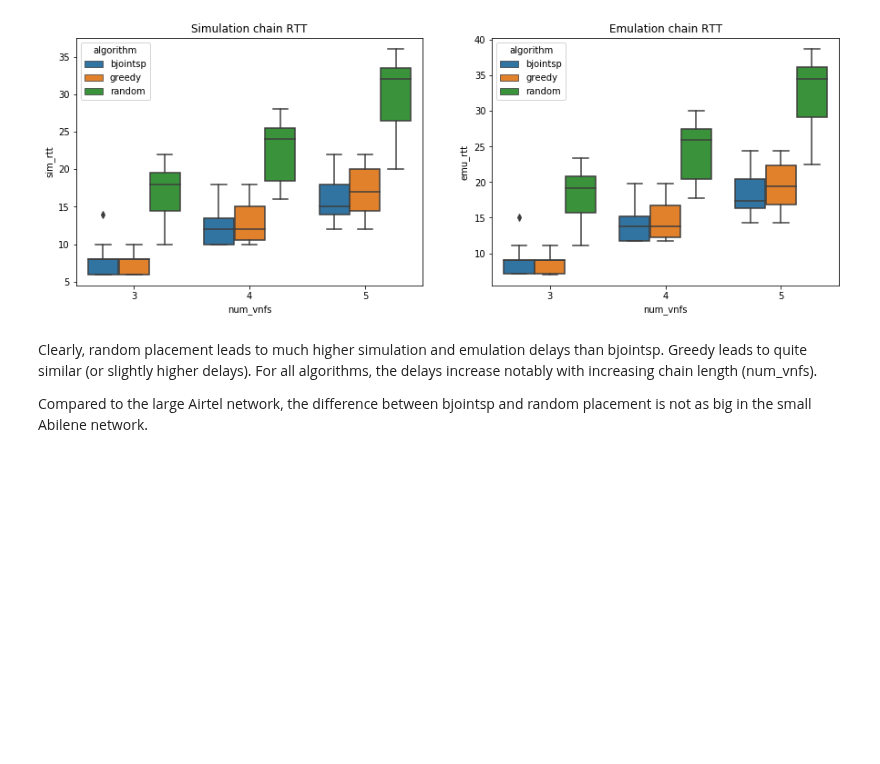
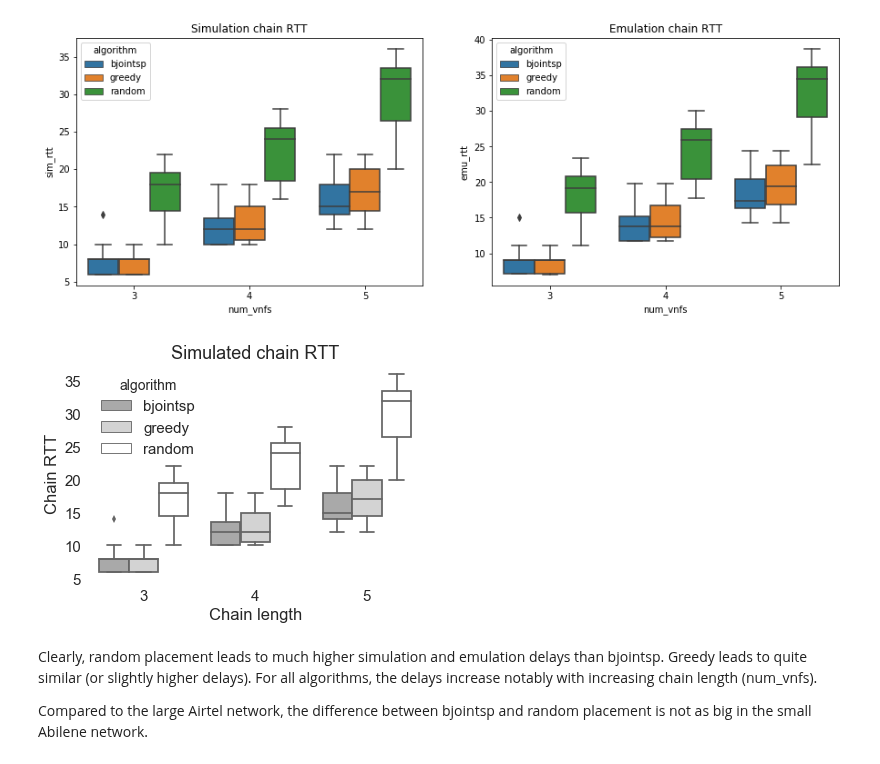
Before and after one commit to CN-UPB/placement-emulation, a Jupyter notebook: eval/eval_abilene.ipynb, the cells around one changed output. Drawn from its saved outputs; the diff is of its cells as text; code cells hidden in the pictures; blank space fills up the shorter version.

```diff
--- a/eval/eval_abilene.ipynb
+++ b/eval/eval_abilene.ipynb
@@ -169,6 +195,19 @@ sns.boxplot(x='num_vnfs', y='emu_rtt', hue='algorithm', data=chain_df, ax=ax2).s
 # %% [output]
 Text(0.5,1,'Emulation chain RTT')
 [figure]
+# %%
+# tuned figure for paper
+fig, ax = plt.subplots()
+sns.set(font_scale=1.5)
+grayscale = sns.color_palette(['darkgray', 'lightgray', 'white'])
+sns.boxplot(x='num_vnfs', y='sim_rtt', hue='algorithm', data=chain_df, ax=ax, palette=grayscale)
+ax.set_title('Simulated chain RTT')
+ax.set_xlabel('Chain length')
+ax.set_ylabel('Chain RTT')
+ax.set_facecolor('white')
+fig.savefig('plots/abilene_chain_rtt.pdf', bbox_inches='tight')
+# %% [output]
+[figure, added]
 # %% [markdown]
 Clearly, random placement leads to much higher simulation and emulation delays than bjointsp. Greedy leads to quite similar (or slightly higher delays). For all algorithms, the delays increase notably with increasing chain length (num_vnfs).
 
```
Also changed, not shown: parts of 3 cells of this notebook, 4 other files.
